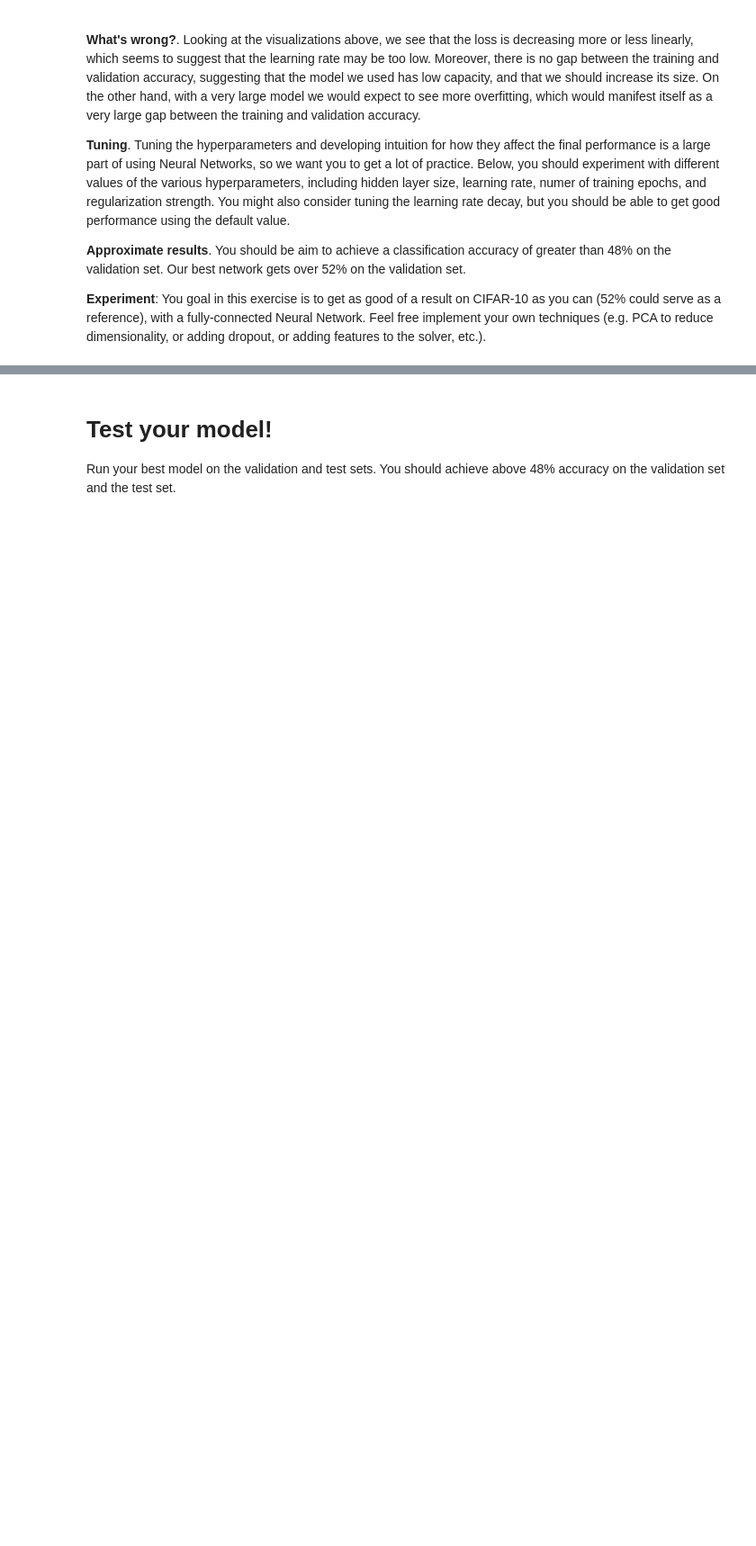
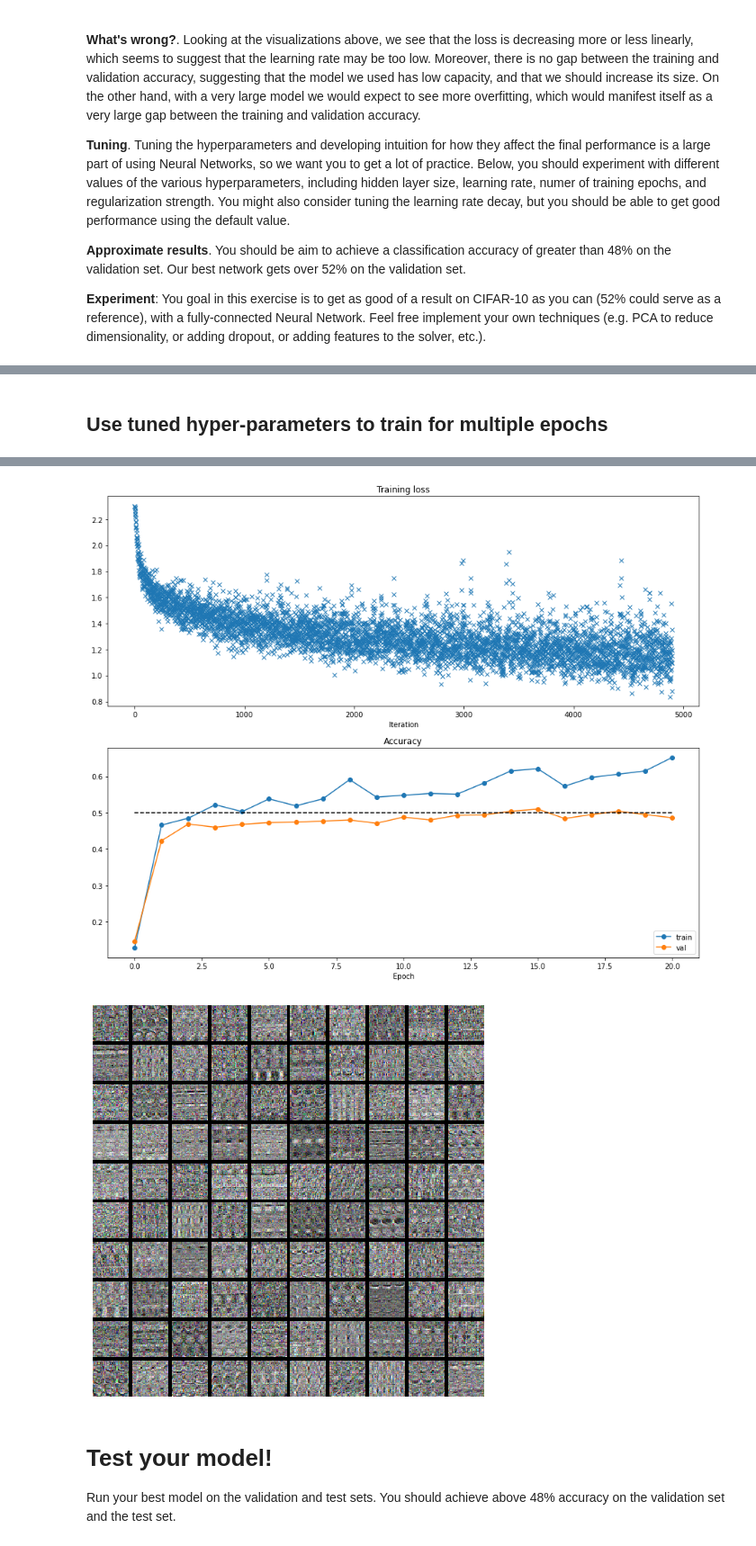
Before and after one commit to vladtimug/CS231n, a Jupyter notebook: Assignments/assignment1/two_layer_net.ipynb, the cells around one changed output, grey strips where cells are left out. Shown at 90% size. Cells and saved outputs as stored; diff of their text form; code cells hidden in the pictures; blank space fills up the shorter version.

Commit message:
Finalize two_layer_net question

```diff
--- a/Assignments/assignment1/two_layer_net.ipynb
+++ b/Assignments/assignment1/two_layer_net.ipynb
@@ -515,0 +582,47 @@ KeyboardInterrupt: ignored
+# %% [markdown]
+## Use tuned hyper-parameters to train for multiple epochs
+# %%
+num_classes = 10
+input_dim = 32 * 32 * 3
+
+model = TwoLayerNet(
+    input_dim=input_dim,
+    hidden_dim=100,
+    num_classes=num_classes,
+    reg=10 ** -3.5,
+    )
+
+solver = Solver(
+    model=model,
+    data=data,
+    update_rule='sgd',
+     optim_config={'learning_rate': 10 ** -2.8},
+     verbose=True,
+     print_every = 1000,
+     batch_size=200,
+     num_epochs=20,
+)
+
+solver.train()
+
+# Run this cell to visualize training loss and train / val accuracy
+
+plt.subplot(2, 1, 1)
+plt.title('Training loss')
+plt.plot(solver.loss_history, 'x')
+plt.xlabel('Iteration')
+
+plt.subplot(2, 1, 2)
+plt.title('Accuracy')
+plt.plot(solver.train_acc_history, '-o', label='train')
+plt.plot(solver.val_acc_history, '-o', label='val')
+plt.plot([0.5] * len(solver.val_acc_history), 'k--')
+plt.xlabel('Epoch')
+plt.legend(loc='lower right')
+plt.gcf().set_size_inches(15, 12)
+plt.show()
+
+# Visualize the weights of the network
+
+show_net_weights(model)
+# %% [output]
@@ -516,3 +646,5 @@ KeyboardInterrupt: ignored
+[figure, added]
+[figure, added]
 # %% [markdown]
 # Test your model!
 Run your best model on the validation and test sets. You should achieve above 48% accuracy on the validation set and the test set.
```
Also changed, not shown: parts of 19 cells of this notebook, 3 other files.
